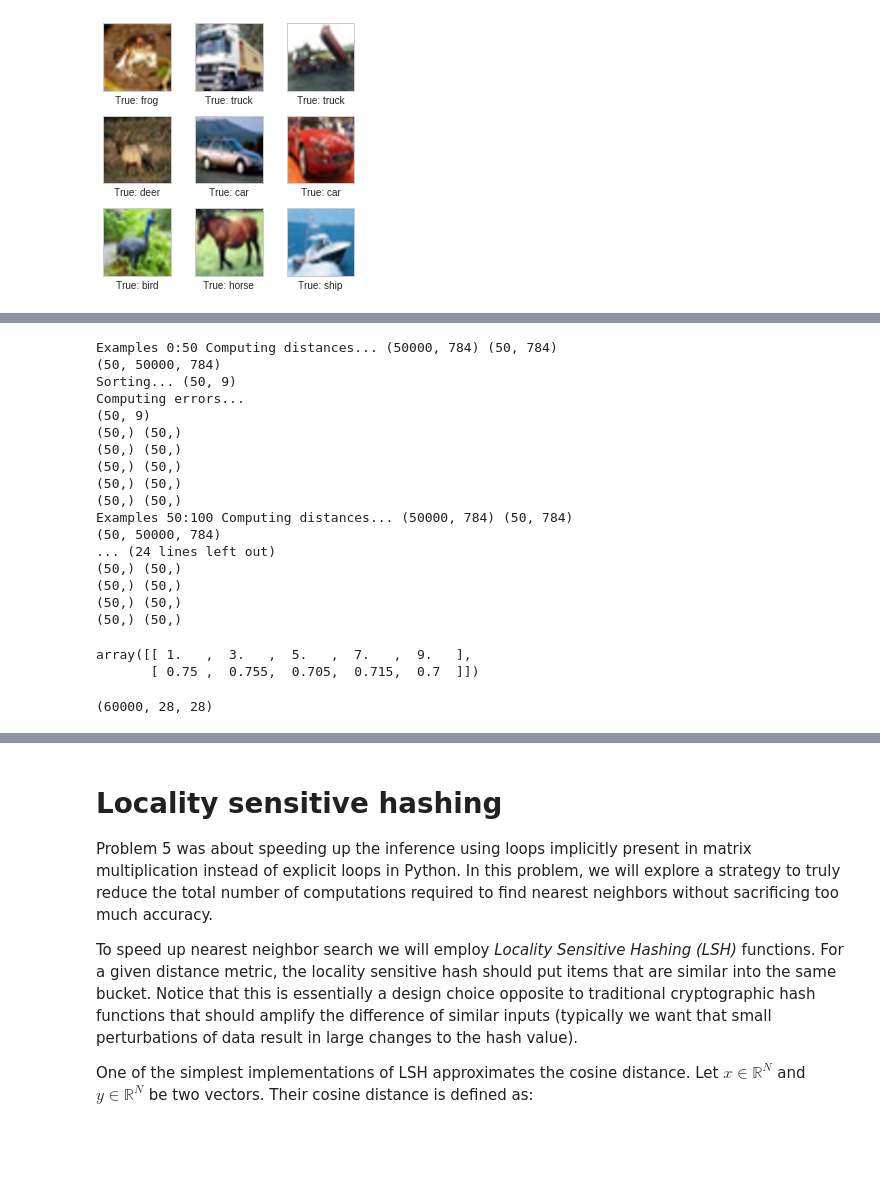
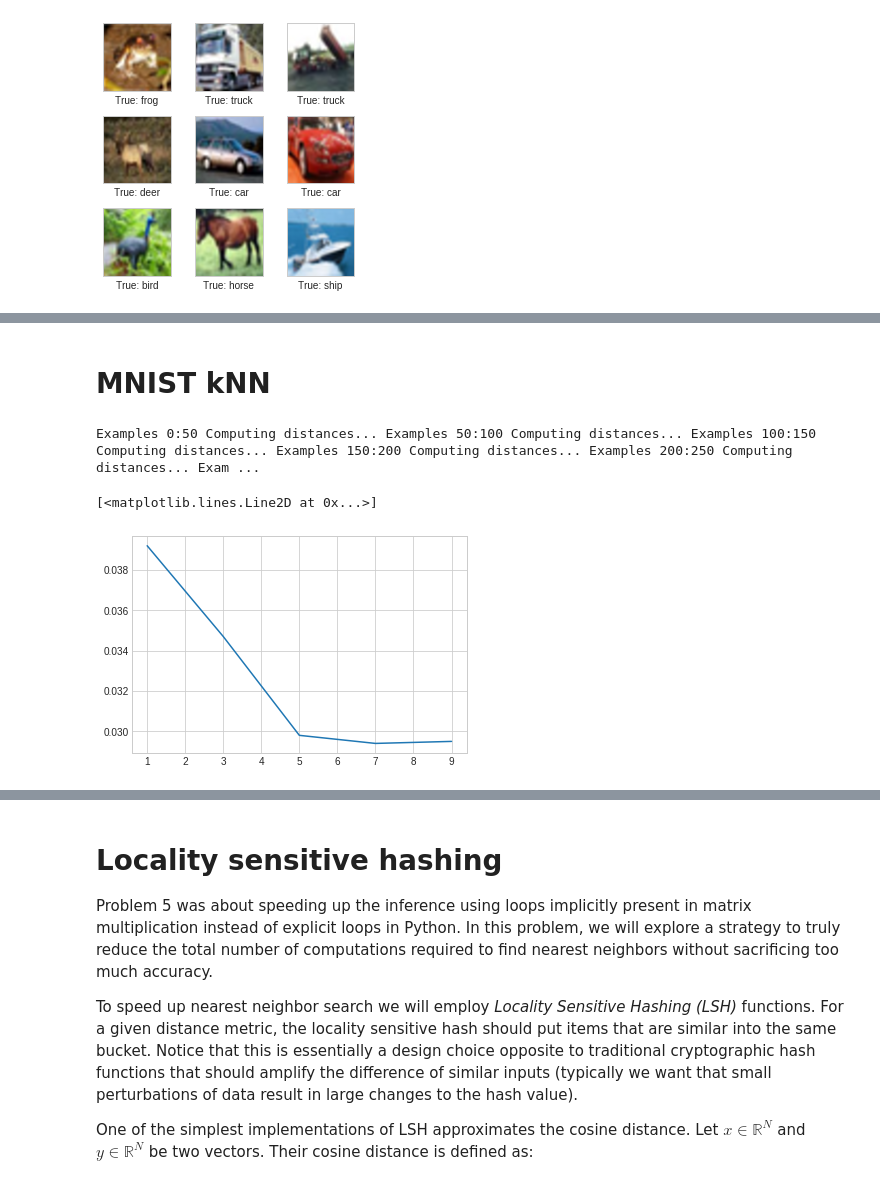
Before and after one commit to wfica/neural_networks, a Jupyter notebook: assignment1/Assignment1.ipynb, the cells around one changed output, grey strips where cells are left out. Drawn from its saved outputs; the diff is of its cells as text; code cells hidden in the pictures; blank space fills up the shorter version.

Commit message:
kNN mnist

```diff
--- a/assignment1/Assignment1.ipynb
+++ b/assignment1/Assignment1.ipynb
@@ -593,8 +581,0 @@ print(cifar_train_data_uint8.shape)
-# %%
-k=1
-X = cifar_train_data_uint8[:4000].reshape(4000, 32*32*3)
-unknown = cifar_test_data_uint8[:200].reshape(200, 32*32*3)
-print( X.shape, unknown.shape )
-X.shape
-diff = X[np.newaxis, :, :] - unknown[:, np.newaxis, :]
-diff.shape
@@ -605,41 +583,32 @@ diff.shape
 from scipy.stats import mode
 
 
-def KNN(train_data, train_labels, test_data, test_labels, ks, batch_size=200):
+def KNN(train_data, train_labels, test_data, test_labels, ks, item_size, batch_size=200):
     """
     Compute error rate for various k
     """
     ks.sort()
     errs = np.zeros((len(ks),))
+    X = train_data.reshape(len(train_data), item_size)
     for i in xrange(0, test_labels.shape[0], batch_size):
         batch_X = test_data[i:i + batch_size]
         batch_Y = test_labels[i:i + batch_size]
         print("Examples %d:%d Computing distances... " %
               (i, i + batch_size), end='')
 
-        print(train_data.dtype)
-        diff = train_data[np.newaxis, :] -  batch_X[:, np.newaxis]
-        print( diff.shape)
-        print(diff.dtype)
-        summing_axes = tuple(range(2, len(diff.shape)))
-        print("Sorting... ", end='')
-        print("tuple ", tuple(range(2, len(diff.shape)) ) )
-        return diff
-        sum_of_diff = np.sum(np.multiply(diff, diff) , axis=summing_axes)
-        print("sum_of_diff type", sum_of_diff.dtype)
-        print( sum_of_diff.shape )
+        Y = batch_X.reshape(len(batch_X), item_size)
+
+        diff = X[np.newaxis, :, :] -  Y[:, np.newaxis, :]
+
+
+        sum_of_diff = np.sum(diff ** 2 , axis=-1, dtype='int32')
+
         idx = np.argpartition( sum_of_diff, ks[-1])[:, :ks[-1]]
-        print(idx.shape)
-
-        print("Computing errors...")
         targets = train_labels[idx]
-        #return targets
-        print( targets.shape )
 
         for ki, k in enumerate(ks):
             predictions, unused_counts = mode(targets[:, :k], axis=1)
             predictions = predictions.ravel()
-            print(predictions.shape, batch_Y.shape)
             mistakes = np.sum(predictions != batch_Y)
             errs[ki] += mistakes
 
@@ -716,38 +617,15 @@ ValueError: 'axis' entry is out of bounds
-# %%
-item_size = 28 * 28
-X = KNN(mnist_train_data_uint8, mnist_train_labels_int64,
-        mnist_test_data_uint8[:200], cifar_test_labels_int64[:200],
-        [1,3,5,7,9],  item_size, 50)
-# %% [output]
-Examples 0:50 Computing distances... (50000, 784) (50, 784)
-(50, 50000, 784)
-Sorting... (50, 9)
-Computing errors...
-(50, 9)
-(50,) (50,)
-(50,) (50,)
-(50,) (50,)
-(50,) (50,)
-(50,) (50,)
-Examples 50:100 Computing distances... (50000, 784) (50, 784)
-(50, 50000, 784)
-... (24 lines left out)
-(50,) (50,)
-(50,) (50,)
-(50,) (50,)
-(50,) (50,)
-array([[ 1.   ,  3.   ,  5.   ,  7.   ,  9.   ],
-       [ 0.75 ,  0.755,  0.705,  0.715,  0.7  ]])
-# %%
-mnist_full_train_data_uint8.shape
-# %% [output]
-(60000, 28, 28)
+# %% [markdown]
+# MNIST kNN
 # %%
 # Now find the best k on the validation set
 
 mnist_validation_errs = KNN(
-    mnist_train_data_uint8, mnist_train_labels_int64,
-    mnist_valid_data_uint8, mnist_valid_labels_int64,
-    [1, 3, 5, 7, 9])
+    mnist_train_data_int32, mnist_train_labels_int64,
+    mnist_valid_data_int32, mnist_valid_labels_int64,
+    [1, 3, 5, 7, 9], 28*28, batch_size=50)
 
 plot(mnist_validation_errs[0, :], mnist_validation_errs[1, :])
+# %% [output]
+Examples 0:50 Computing distances... Examples 50:100 Computing distances... Examples 100:150 Computing distances... Examples 150:200 Computing distances... Examples 200:250 Computing distances... Exam ...
+[<matplotlib.lines.Line2D at 0x...>]
+[figure, added]
```
Also changed, not shown: parts of 23 cells of this notebook, 1 other file.
